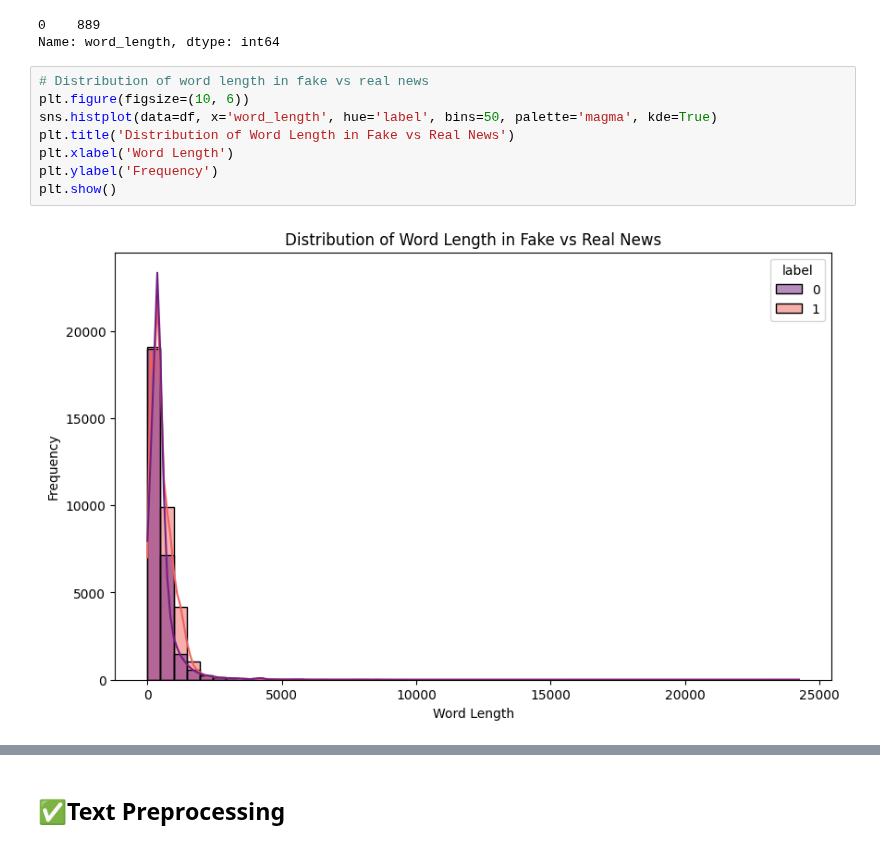
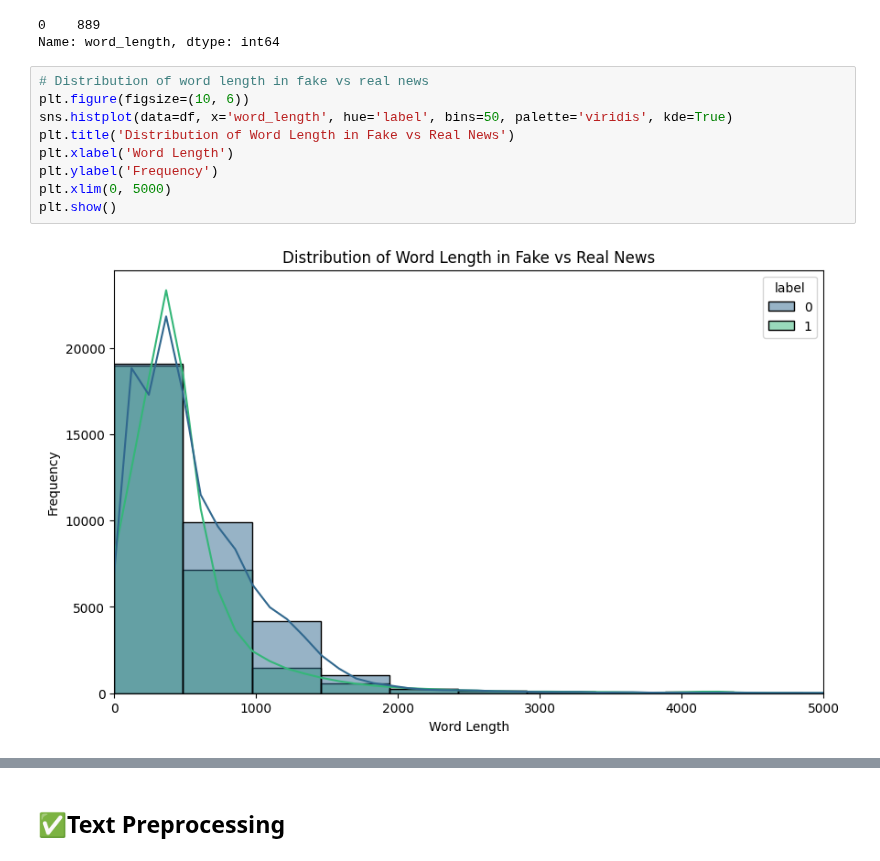
Before and after one commit to Susanta2025-lab/Fatocheck, a Jupyter notebook: notebooks/exploration.ipynb, the cells around one changed output, grey strips where cells are left out. Cells and saved outputs as stored; diff of their text form.

```diff
--- a/notebooks/exploration.ipynb
+++ b/notebooks/exploration.ipynb
@@ -188,13 +192,14 @@ Name: word_length, dtype: int64
 # %%
 # Distribution of word length in fake vs real news
 plt.figure(figsize=(10, 6))
-sns.histplot(data=df, x='word_length', hue='label', bins=50, palette='magma', kde=True)
+sns.histplot(data=df, x='word_length', hue='label', bins=50, palette='viridis', kde=True)
 plt.title('Distribution of Word Length in Fake vs Real News')
 plt.xlabel('Word Length')
 plt.ylabel('Frequency')
+plt.xlim(0, 5000)
 plt.show()
 # %% [output]
-[figure, old version]
+[figure, new version]
 # %%
 # Distribution of character length in fake vs real news
 plt.figure(figsize=(10, 6))
```
Also changed, not shown: parts of 4 cells of this notebook.
